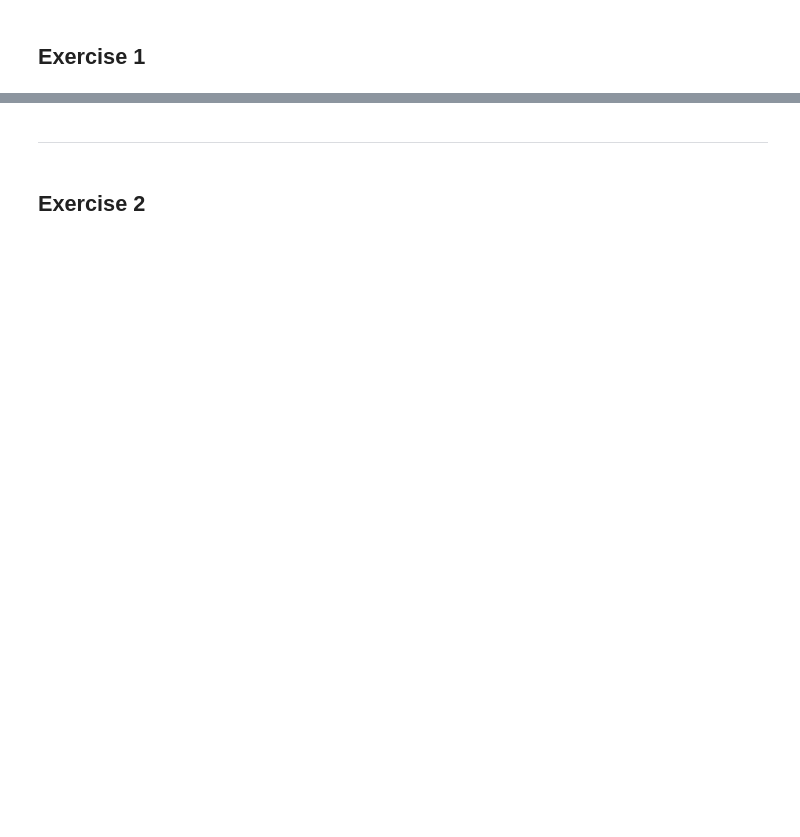
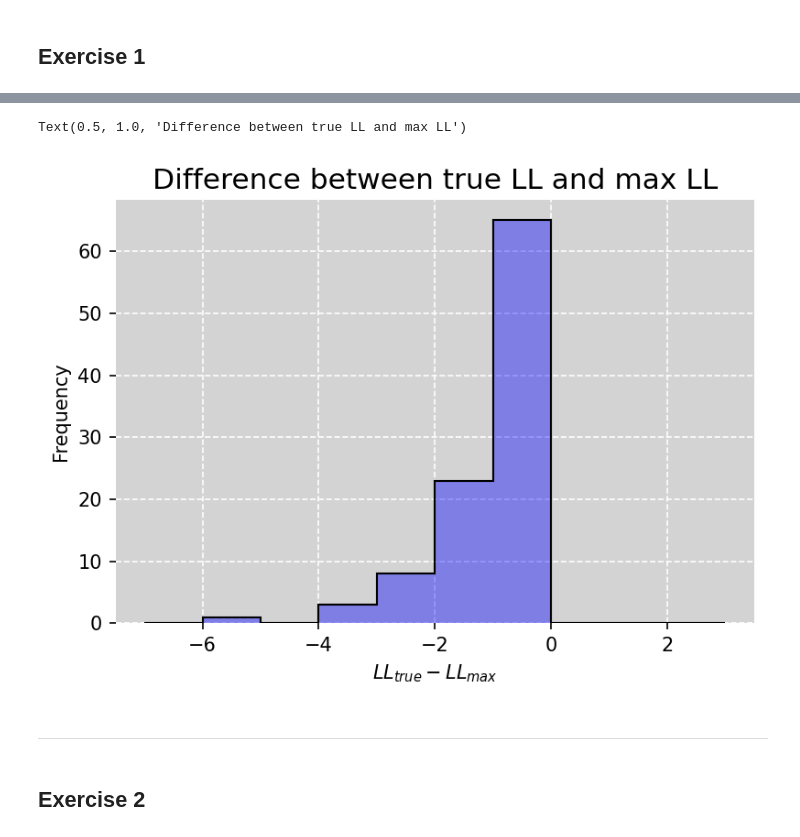
Before and after one commit to nielsdavidsen/AMAS_2025, a Jupyter notebook: Week_2/Exercises.ipynb, the cells around one changed output, grey strips where cells are left out. Cells and saved outputs as stored; diff of their text form; code cells hidden in the pictures; blank space fills up the shorter version.

```diff
--- a/Week_2/Exercises.ipynb
+++ b/Week_2/Exercises.ipynb
@@ -56,3 +80,31 @@ Text(0, 0.5, 'sigma')
+# %%
+diff_ll = np.array(ll_true_list) - np.array(ll_list)
+hist_range = (-7, 3)
+# Make a step histogram with fill with alpha 0.4
+fig, ax = plt.subplots(1,1, dpi=150, figsize=(6,4))
+ax.hist(diff_ll, bins=10, range=hist_range, histtype='step', color='blue', fill=True, alpha=0.4)
+# Change the color of the step line
+ax.hist(diff_ll, bins=10, range=hist_range, histtype='step', color='k')
+
+# Have a grey background with matplotlib
+ax.set_facecolor('lightgrey')
+
+# Remove border on al sides
+ax.spines['top'].set_visible(False)
+ax.spines['right'].set_visible(False)
+ax.spines['left'].set_visible(False)
+ax.spines['bottom'].set_visible(False)
+
+
+# Make dashes gridlines
+ax.grid(True, which='both', linestyle='--', color='white')
+
+ax.set_xlabel('$LL_{true} - LL_{max}$')
+ax.set_ylabel('Frequency')
+ax.set_title('Difference between true LL and max LL', fontsize=15)
+# %% [output]
+Text(0.5, 1.0, 'Difference between true LL and max LL')
+[figure, added]
 # %% [markdown]
 ____
 # %% [markdown]
```
Also changed, not shown: parts of 6 cells of this notebook.
